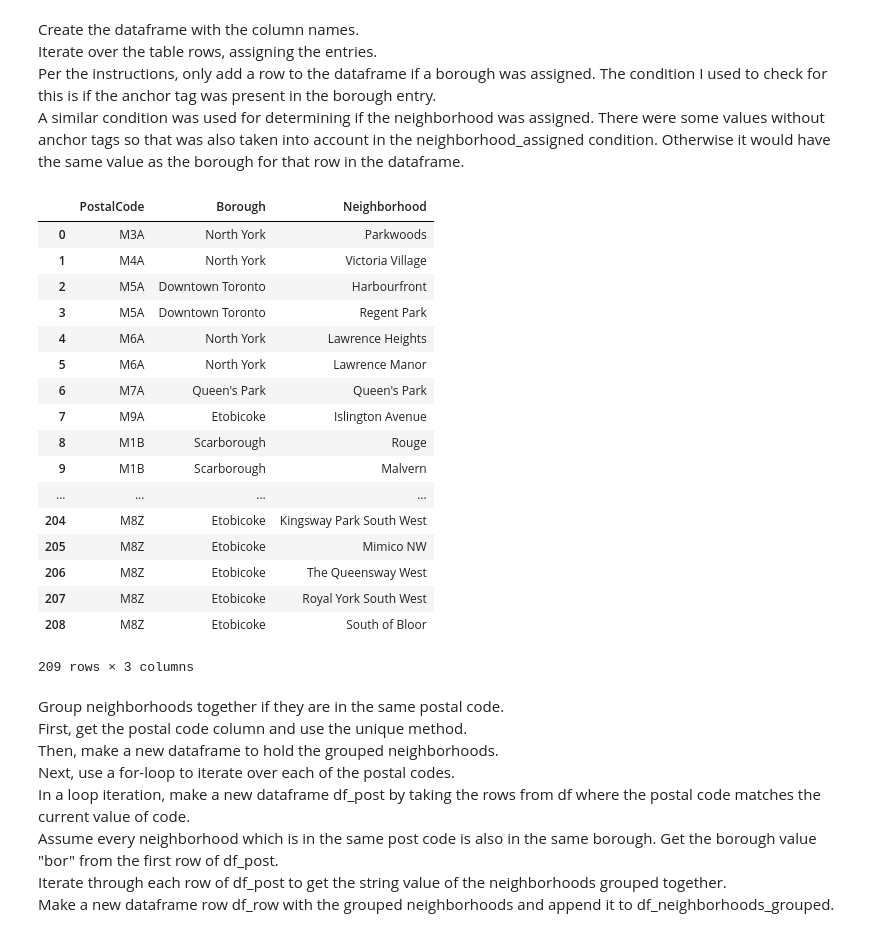
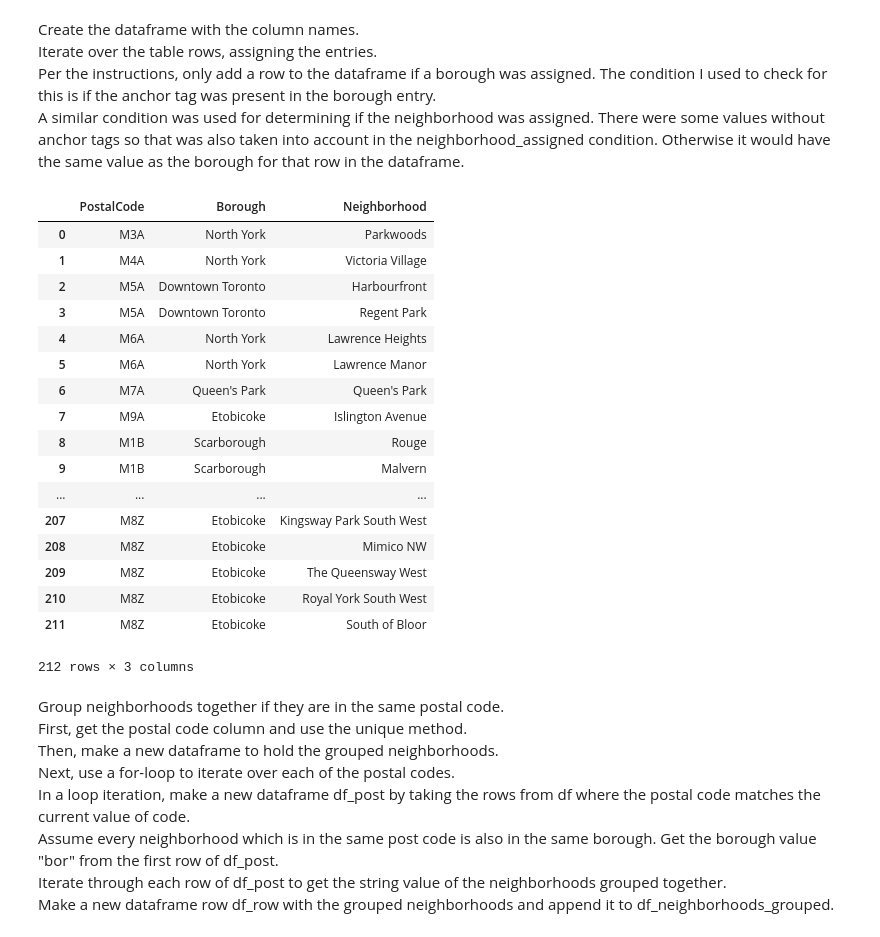
Before and after one commit to morgworth/IBM-Watson-Studio, a Jupyter notebook: Capstone Segmenting and Clustering 2.ipynb, the cells around one changed output. Saved outputs shown, nothing was run; the diff lists cells and outputs as text; code cells hidden in the pictures.

Commit message:
Edited the condition for a borough being assigned.

```diff
--- a/Capstone Segmenting and Clustering 2.ipynb
+++ b/Capstone Segmenting and Clustering 2.ipynb
@@ -26,41 +26,44 @@ df = pd.DataFrame(columns = column_names)
 
 for tr in table_rows:
     entries = tr.findAll('td')
     postCode = entries[0].text
-    borough_assigned = type(entries[1].find('a')).__name__ != 'NoneType'
+    borough_assigned = type(entries[1].find('a')).__name__ != 'NoneType' or ("Not assigned" not in entries[1].text)
     if(borough_assigned):
-        borough = entries[1].find('a').text
+        if type(entries[1].find('a')).__name__ != 'NoneType':
+            borough = entries[1].find('a').text
+        else:
+            borough = entries[1].text.strip()
         neighborhood_assigned = (type(entries[2].find('a')).__name__ != 'NoneType') or ("Not assigned" not in entries[2].text)
         if(neighborhood_assigned):
             if(type(entries[2].find('a')).__name__ != 'NoneType'):
                 neighborhood = entries[2].find('a').text
             else:
                 neighborhood = entries[2].text.strip()
         else:
             neighborhood = borough
         df_row = pd.DataFrame([postCode,borough,neighborhood]).transpose()
         df_row.columns = column_names
         df = df.append(df_row,ignore_index=True)
 df
 # %% [output]
 |  | PostalCode | Borough | Neighborhood |
 | 0 | M3A | North York | Parkwoods |
 | 1 | M4A | North York | Victoria Village |
 | 2 | M5A | Downtown Toronto | Harbourfront |
 | 3 | M5A | Downtown Toronto | Regent Park |
 | 4 | M6A | North York | Lawrence Heights |
 | 5 | M6A | North York | Lawrence Manor |
 | 6 | M7A | Queen's Park | Queen's Park |
 | 7 | M9A | Etobicoke | Islington Avenue |
 | 8 | M1B | Scarborough | Rouge |
 | 9 | M1B | Scarborough | Malvern |
 | ... | ... | ... | ... |
-| 204 | M8Z | Etobicoke | Kingsway Park South West |
-| 205 | M8Z | Etobicoke | Mimico NW |
-| 206 | M8Z | Etobicoke | The Queensway West |
-| 207 | M8Z | Etobicoke | Royal York South West |
-| 208 | M8Z | Etobicoke | South of Bloor |
+| 207 | M8Z | Etobicoke | Kingsway Park South West |
+| 208 | M8Z | Etobicoke | Mimico NW |
+| 209 | M8Z | Etobicoke | The Queensway West |
+| 210 | M8Z | Etobicoke | Royal York South West |
+| 211 | M8Z | Etobicoke | South of Bloor |
-209 rows × 3 columns
+212 rows × 3 columns
 # %% [markdown]
 Group neighborhoods together if they are in the same postal code.
 First, get the postal code column and use the unique method.
```
Also changed, not shown: parts of 3 cells of this notebook.
